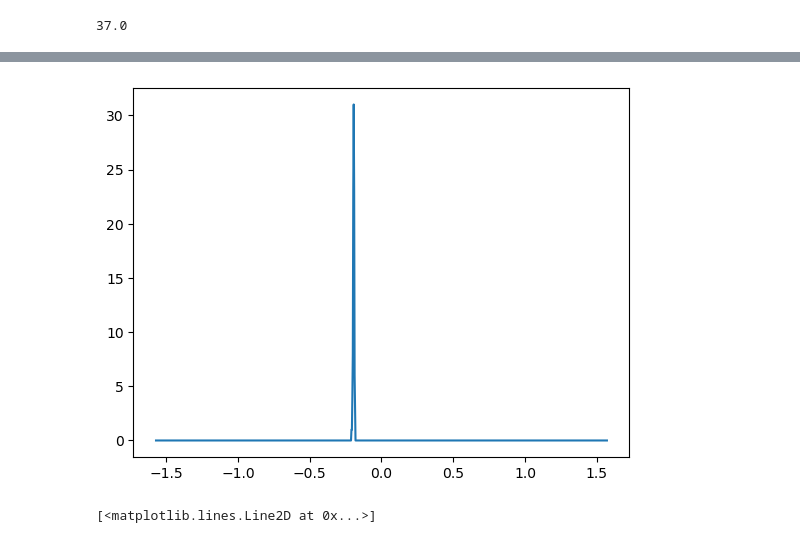
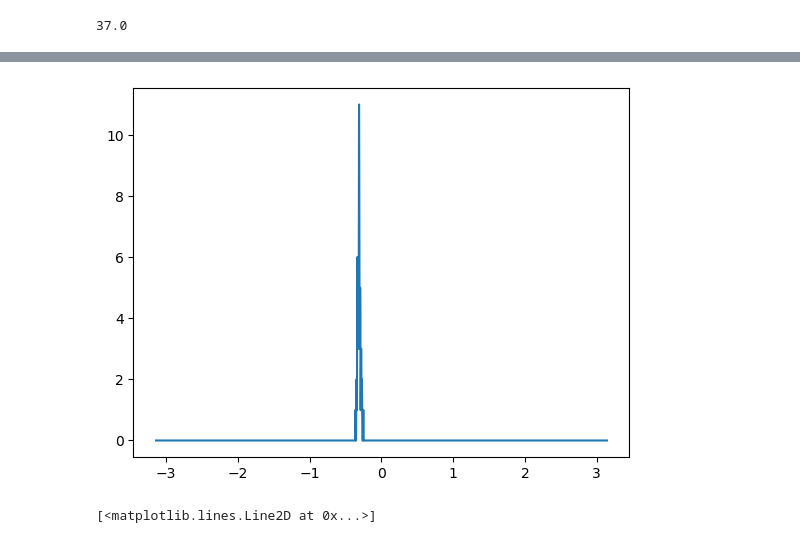
Before and after one commit to rtat-caltech/Spin-tracking, a Jupyter notebook: OutputTesting.ipynb, the cells around one changed output, grey strips where cells are left out. Cells and saved outputs as stored; diff of their text form; code cells hidden in the pictures.

Commit message:
patched another bug with the histogram outputs

```diff
--- a/OutputTesting.ipynb
+++ b/OutputTesting.ipynb
@@ -220,8 +212,8 @@ array([  0.,   1.,   2.,   3.,   4.,   5.,   6.,   7.,   8.,   9.,  10.,
 # %%
-plt.plot(data['thetaBins'], data['data']['thetaHist'][-1])
+plt.plot(data['phiBins'], data['data']['phiHist'][-3])
 plt.show()
 # %% [output]
-[figure, old version]
+[figure, new version]
 # %%
 init = data['data']['spinHist'][-10]
 theta = data['thetaBins']
```
Also changed, not shown: parts of 1 cell of this notebook, 3 other files.
